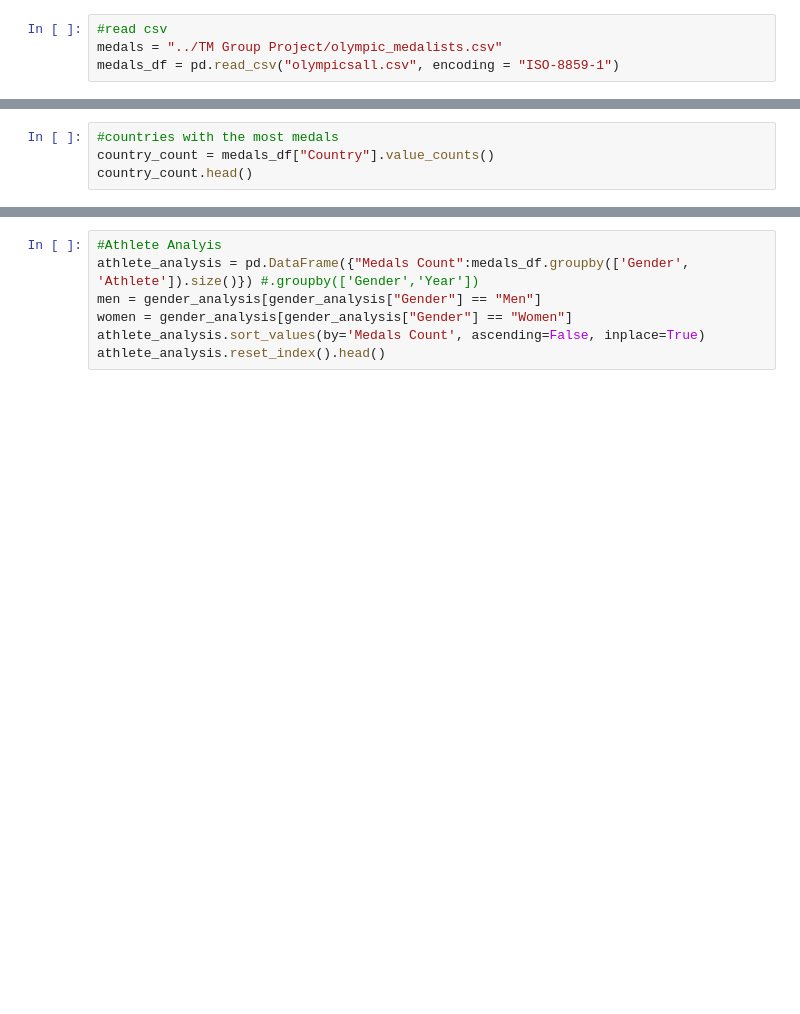
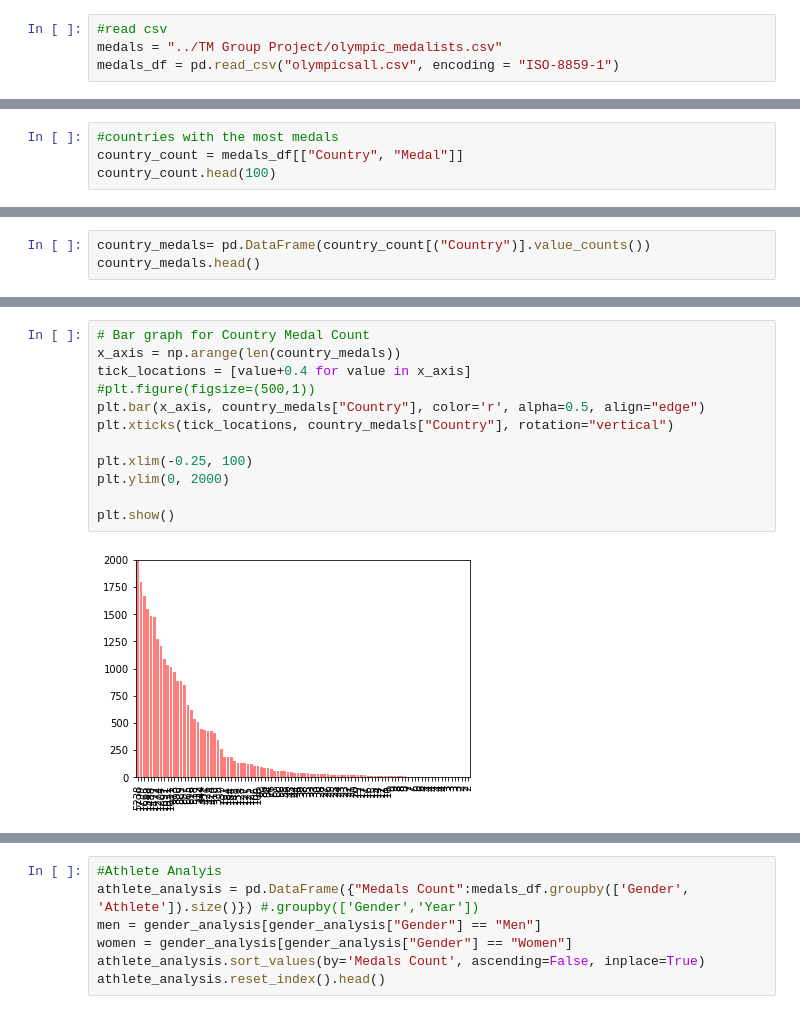
Before and after one commit to brittney-joyce/Olympic-Data-Analysis, a Jupyter notebook: Olympic_Medal_Analysis.ipynb, the cells around one changed output, grey strips where cells are left out. Cells and saved outputs as stored; diff of their text form; blank space fills up the shorter version.

```diff
--- a/Olympic_Medal_Analysis.ipynb
+++ b/Olympic_Medal_Analysis.ipynb
@@ -19,6 +19,6 @@ medals_df.head()
 | 4 | 1896 | Summer | Athens | Aquatics | Swimming | CHASAPIS, Spiridon | Greece | 10823732.0 | 18002.23 | Men | ... |
 # %%
 #countries with the most medals
-country_count = medals_df["Country"].value_counts()
-country_count.head()
+country_count = medals_df[["Country", "Medal"]]
+country_count.head(100)
 # %% [output]
@@ -30,0 +43,3 @@ Name: Country, dtype: int64
+# %%
+country_medals= pd.DataFrame(country_count[("Country")].value_counts())
+country_medals.head()
@@ -30,0 +53,14 @@ Name: Country, dtype: int64
+# %%
+# Bar graph for Country Medal Count
+x_axis = np.arange(len(country_medals))
+tick_locations = [value+0.4 for value in x_axis]
+#plt.figure(figsize=(500,1))
+plt.bar(x_axis, country_medals["Country"], color='r', alpha=0.5, align="edge")
+plt.xticks(tick_locations, country_medals["Country"], rotation="vertical")
+
+plt.xlim(-0.25, 100)
+plt.ylim(0, 2000)
+
+plt.show()
+# %% [output]
+[figure, added]
```
Also changed, not shown: parts of 16 cells of this notebook, 2 other files.
